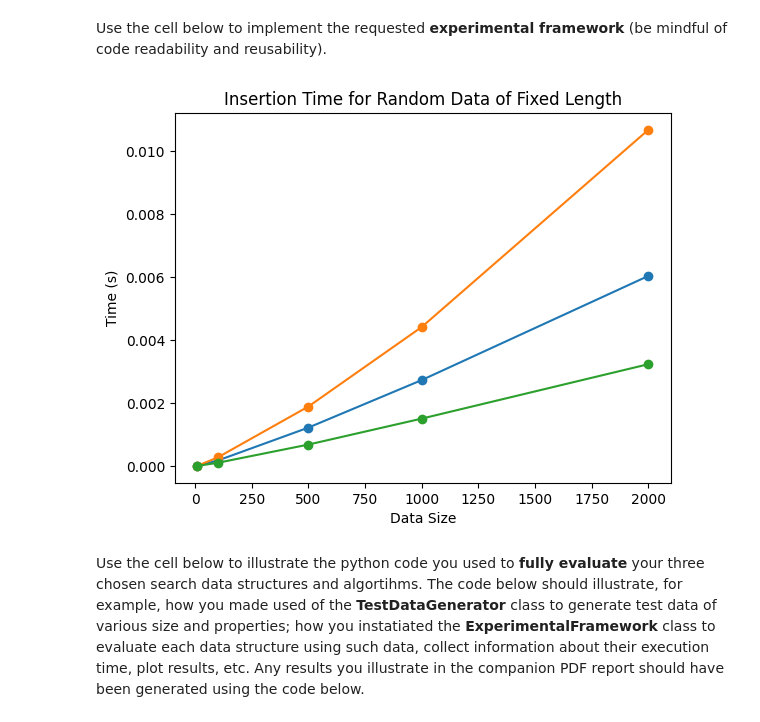
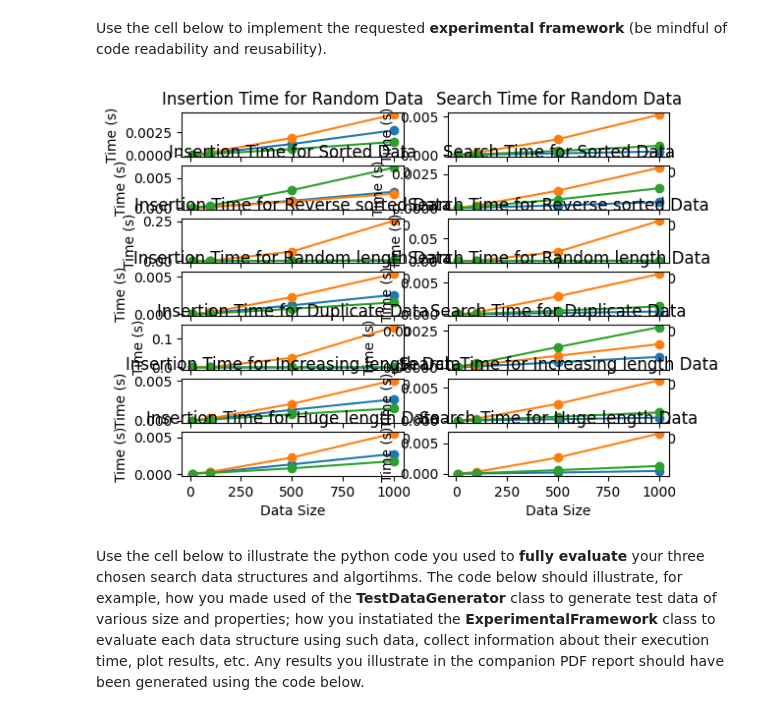
Before and after one commit to Huang-Hao-Gao/Algorithms-33-Group-Project, a Jupyter notebook: grp-XXX-0005code.ipynb, the cells around one changed output. Saved outputs shown, nothing was run; the diff lists cells and outputs as text; code cells hidden in the pictures.

Commit message:
prints out all data onto one graph

```diff
--- a/grp-XXX-0005code.ipynb
+++ b/grp-XXX-0005code.ipynb
@@ -579,7 +579,7 @@ import random
 class ExperimentalFramework:
 
     def __init__(self):
-        self.sizes = [10, 100, 500, 1000, 2000]
+        self.sizes = [10, 100, 500, 1000]
         self.trees = [LLRBBST, ScapegoatTree, BTree]
         self.datasets = {}
         self.results = {}
@@ -648,43 +648,56 @@ for element in data:
 
         search_time = timeit.timeit(stmt=search, number=1, globals={'tree_obj': tree_obj, 'data': data})
 
         return insertion_time, search_time
 
 
     def get_results(self, data_type, tree, insertion_or_search):
         times = []
         for size, data_sets in self.results.items():
             times.append(data_sets[data_type][tree][insertion_or_search])
         return times
 
+    def plot_graph(self, graph_number, data_type, insertion_or_search):
+        plt.subplot(len(self.datasets), 2, graph_number)
+
+        llrb_times = self.get_results(data_type, "LLRBBST", insertion_or_search)
+        b_times = self.get_results(data_type, "BTree", insertion_or_search)
+        Scapegoat_times = self.get_results(data_type, "ScapegoatTree", insertion_or_search)
+
+        plt.plot(self.sizes, llrb_times, marker='o')
+        plt.plot(self.sizes, b_times, marker='o')
+        plt.plot(self.sizes, Scapegoat_times, marker='o')
+        plt.title(f"{insertion_or_search.capitalize()} Time for {data_type.replace('_', ' ').capitalize()} Data")
+        plt.xlabel("Data Size")
+        plt.ylabel("Time (s)")
+
     def plot_results(self):
         '''
         for each data type
             plot insertion time for
                 insertion time for rand_data fixed length
                 time taken y axis
                 size on x axis
                 3 lines of different colour for each tree
 
             plot search time for searching all the elements but in a random order
         '''
-        llrb_times = self.get_results("random", "LLRBBST", "insertion")
-        b_times = self.get_results("random", "BTree", "insertion")
-        Scapegoat_times = self.get_results("random", "ScapegoatTree", "insertion")
 
-        plt.plot(self.sizes, llrb_times, marker='o')
-        plt.plot(self.sizes, b_times, marker='o')
-        plt.plot(self.sizes, Scapegoat_times, marker='o')
-        plt.title("Insertion Time for Random Data of Fixed Length")
-        plt.xlabel("Data Size")
-        plt.ylabel("Time (s)")
+        graph_number = 1
+        for data_type in self.datasets:
+            self.plot_graph(graph_number, data_type, "insertion")
+            graph_number += 1
+            self.plot_graph(graph_number, data_type, "search")
+            graph_number += 1
+
+
 
 # Example usage
 fw = ExperimentalFramework()
 fw.run_experiment()
 fw.plot_results()
 # %% [output]
-[figure, old version]
+[figure, new version]
 # %% [markdown]
 Use the cell below to illustrate the python code you used to **fully evaluate** your three chosen search data structures and algortihms. The code below should illustrate, for example, how you made used of the **TestDataGenerator** class to generate test data of various size and properties; how you instatiated the **ExperimentalFramework** class to  evaluate each data structure using such data, collect information about their execution time, plot results, etc. Any results you illustrate in the companion PDF report should have been generated using the code below.
 # %%
```
